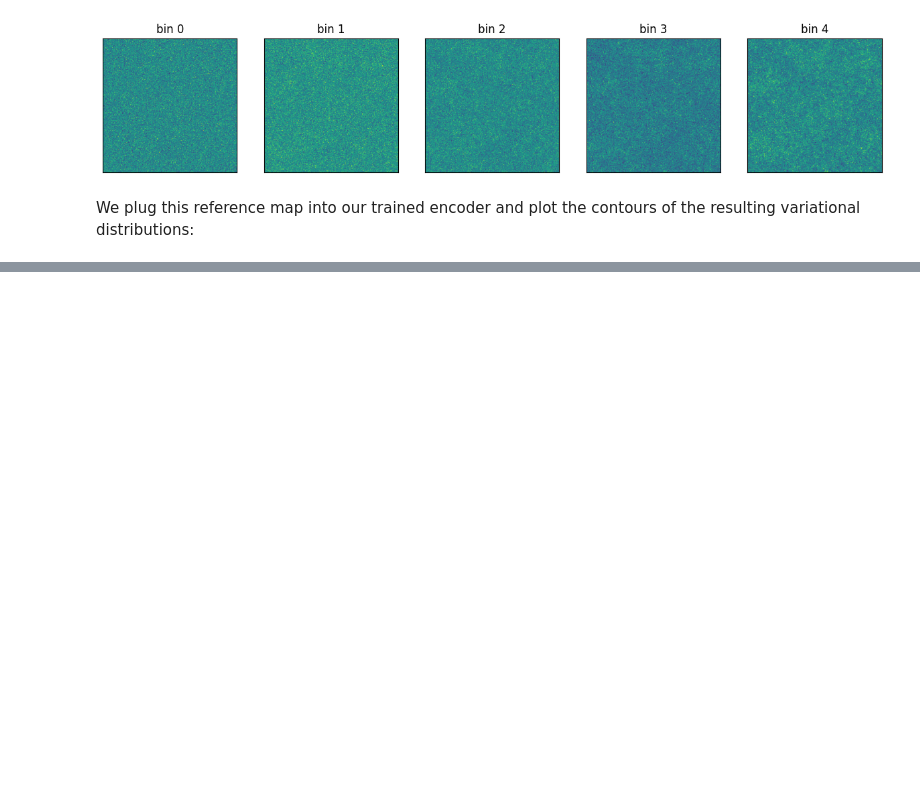
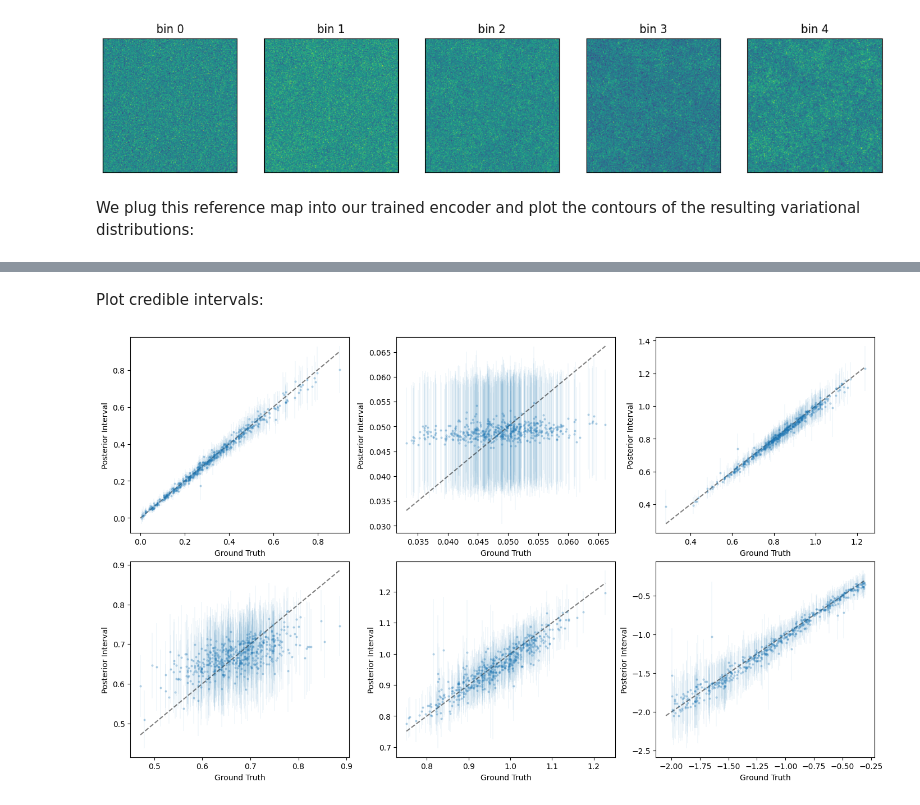
Before and after one commit to prob-ml/blissWL, a Jupyter notebook: maps_to_cosmology/notebooks/results.ipynb, the cells around one changed output, grey strips where cells are left out. Saved outputs shown, nothing was run; the diff lists cells and outputs as text; code cells hidden in the pictures; blank space fills up the shorter version.

```diff
--- a/maps_to_cosmology/notebooks/results.ipynb
+++ b/maps_to_cosmology/notebooks/results.ipynb
@@ -144,7 +146,12 @@ for b in range(5):
 We plug this reference map into our trained encoder and plot the contours of the resulting variational distributions:
 # %%
 with torch.no_grad():
-    reference_map_tensor = torch.tensor(reference_map).unsqueeze(0).to(device)
+    reference_map_tensor = (
+        torch.tensor(reference_map)
+        .permute(2, 0, 1)          # [H,W,C] -> [C,H,W]
+        .unsqueeze(0)              # -> [1,C,H,W]
+        .to(device)
+    )
     out = encoder(reference_map_tensor)
     posterior_mean = out[:, 0::2]
     posterior_stdev = out[:, 1::2].clamp(-10, 10).exp().sqrt()
@@ -172,0 +180,44 @@ for i in range(6):
+# %% [markdown]
+Plot credible intervals:
+# %%
+z = 1.645                 # 90% credible interval
+n_plot = 500
+rng = np.random.default_rng(42)
+
+mu   = posterior_means.detach().cpu().numpy()     # [N,6]
+sig  = posterior_stdevs.detach().cpu().numpy()    # [N,6]
+true = true_params.detach().cpu().numpy()         # [N,6]
+
+N = true.shape[0]
+idx = rng.choice(N, size=min(n_plot, N), replace=False)
+
+fig, axes = plt.subplots(2, 3, figsize=(14, 8), constrained_layout=True)
+axes = axes.ravel()
+
+for j in range(6):
+    ax = axes[j]
+    x = true[idx, j]
+    y = mu[idx, j]
+    yerr = z * sig[idx, j]
+
+    ax.errorbar(
+        x, y,
+        yerr=yerr,
+        fmt="o",
+        markersize=2,
+        alpha=0.25,
+        linewidth=0.3,
+        capsize=0
+    )
+
+    # y=x diagonal
+    lo = min(x.min(), y.min())
+    hi = max(x.max(), y.max())
+    ax.plot([lo, hi], [lo, hi], "k--", alpha=0.5)
+
+    ax.set_xlabel("Ground Truth")
+    ax.set_ylabel("Posterior Interval")
+
+plt.show()
+# %% [output]
+[figure, added]
```
Also changed, not shown: parts of 4 cells of this notebook.
